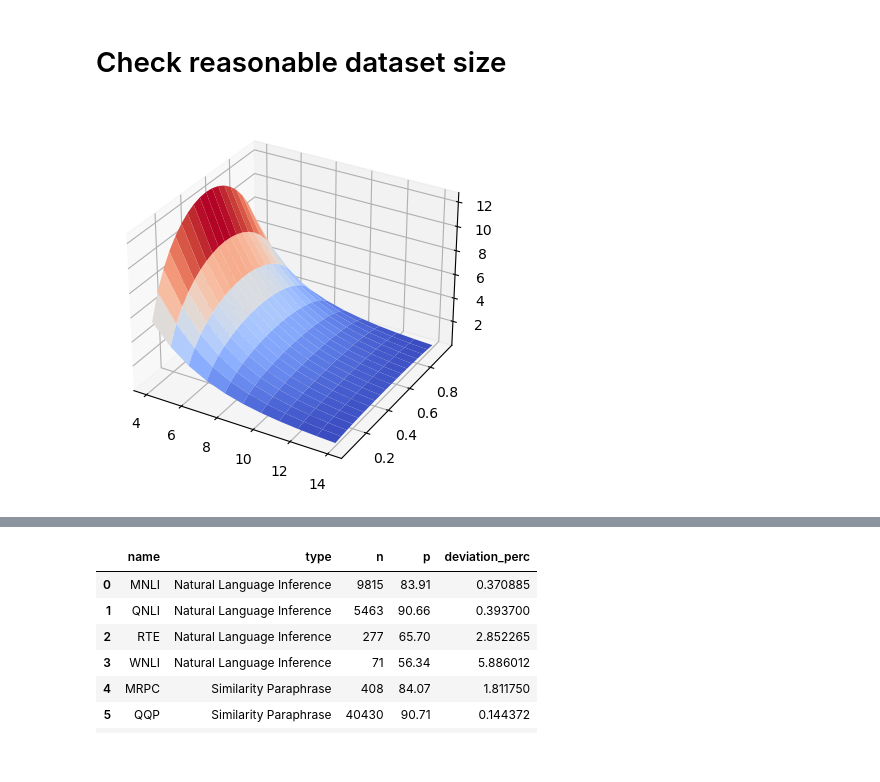
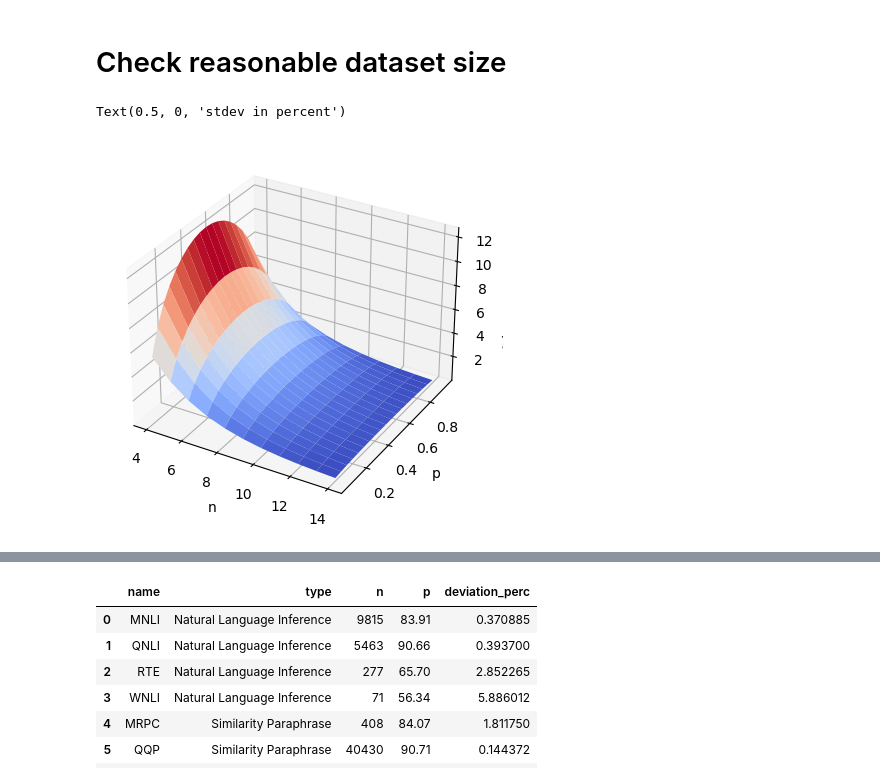
Before and after one commit to Ricu/fantastic-umbrella, a Jupyter notebook: test.ipynb, the cells around one changed output, grey strips where cells are left out. Cells and saved outputs as stored; diff of their text form; code cells hidden in the pictures.

```diff
--- a/test.ipynb
+++ b/test.ipynb
@@ -1723,8 +1746,8 @@ tensor([0.4643, 0.4643])
 # %%
 import numpy as np
 
-f = lambda n, p : np.sqrt( p*(1-p)/n)
-f_perc = lambda n,p: f(n,p)*100
+f = lambda n, p : np.sqrt( p*(1-p)*n)
+f_perc = lambda n,p: f(n,p)/n*100
 
 n = np.logspace(4,14,num=11,base=2)
 p = np.linspace(0.05,0.95, num=19)
@@ -1735,12 +1758,16 @@ deviation_perc = f_perc(n_mesh,p_mesh)
 # %%
 from matplotlib import cm
 import matplotlib.pyplot as plt
 
 fig, ax = plt.subplots(subplot_kw={"projection": "3d"})
 surf = ax.plot_surface(np.log2(n_mesh), p_mesh, deviation_perc, cmap=cm.coolwarm,
                        linewidth=0, antialiased=True)
+ax.set_xlabel('n')
+ax.set_ylabel('p')
+ax.set_zlabel('stdev in percent')
 # %% [output]
+Text(0.5, 0, 'stdev in percent')
-[figure, old version]
+[figure, new version]
 # %%
 import plotly.graph_objects as go
 
```
Also changed, not shown: parts of 5 cells of this notebook, 2 other files.
